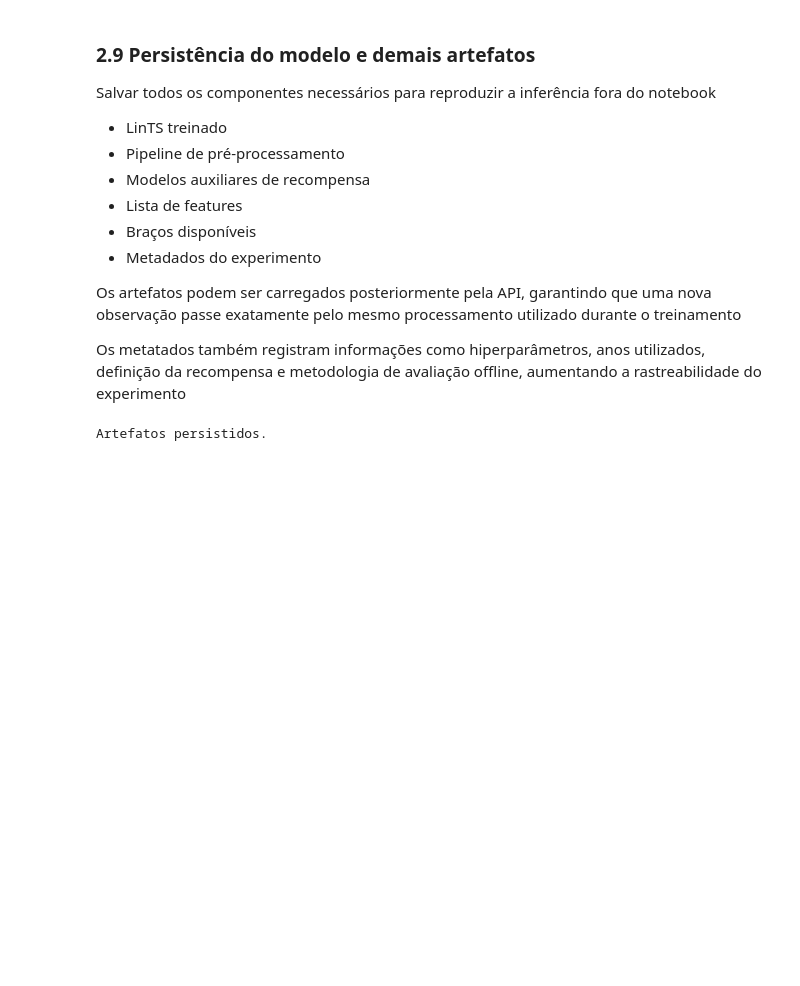
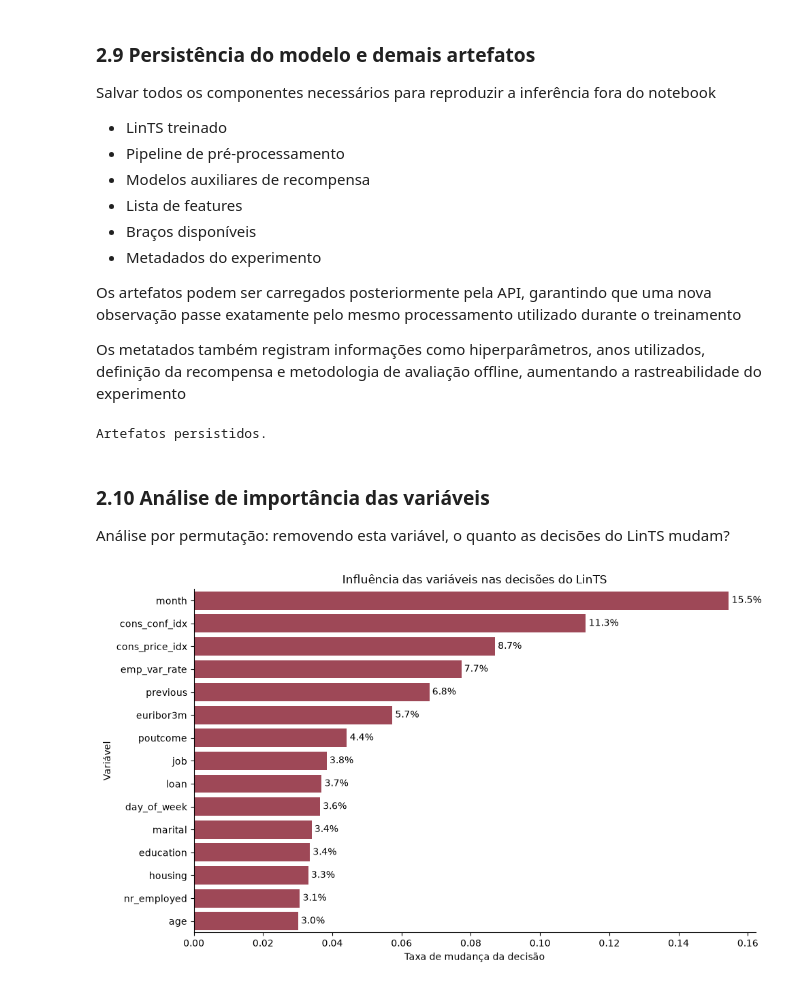
Before and after one commit to leticiafaria7/financial-ml-decisioning, a Jupyter notebook: notebooks/3_model_train.ipynb, the cells around one changed output. Drawn from its saved outputs; the diff is of its cells as text; code cells hidden in the pictures; blank space fills up the shorter version.

```diff
--- a/notebooks/3_model_train.ipynb
+++ b/notebooks/3_model_train.ipynb
@@ -877,3 +882,7 @@ pd.DataFrame({"feature": final_feature_names}).to_csv(models_dir / "lints_featur
 print("Artefatos persistidos.")
 # %% [output]
 Artefatos persistidos.
+# %% [markdown]
+### 2.10 Análise de importância das variáveis
+
+Análise por permutação: removendo esta variável, o quanto as decisões do LinTS mudam?
@@ -879,0 +941,28 @@ Artefatos persistidos.
+# %%
+plt.figure(figsize=(10, 6))
+
+ax = sns.barplot(
+    data=importancia_permutacao,
+    x="taxa_mudanca_decisao",
+    y="variavel",
+    color="#ac3a4e"
+)
+
+# Adiciona os rótulos de dados no formato percentual com 1 casa decimal
+for container in ax.containers:
+    ax.bar_label(
+        container,
+        labels=[f"{v:.1%}" for v in container.datavalues],
+        padding=3
+    )
+
+ax.set_title("Influência das variáveis nas decisões do LinTS")
+ax.set_xlabel("Taxa de mudança da decisão")
+ax.set_ylabel("Variável")
+
+sns.despine()
+
+plt.tight_layout()
+plt.show()
+# %% [output]
+[figure, added]
```
Also changed, not shown: parts of 3 cells of this notebook, 5 other files.
